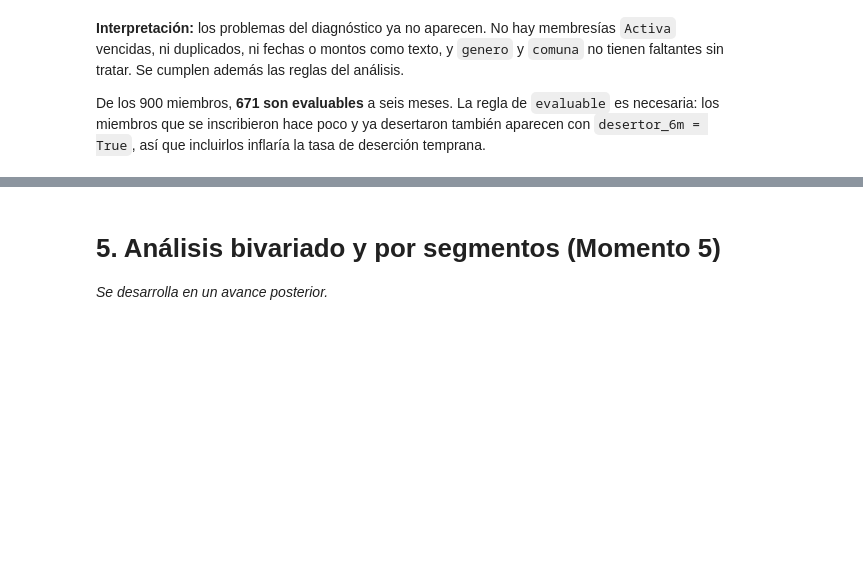
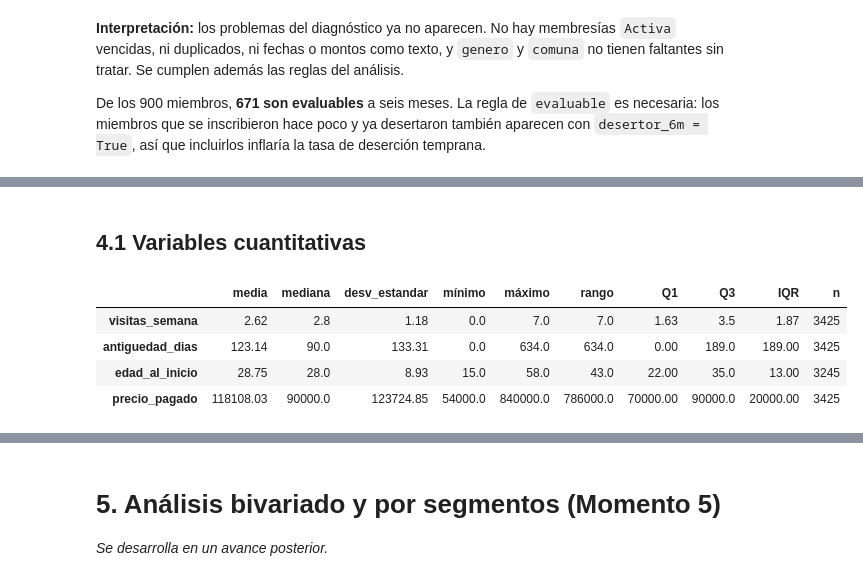
Before and after one commit to juanmejia017/PandasZonafitevolution, a Jupyter notebook: notebooks/analytical_report.ipynb, the cells around one changed output, grey strips where cells are left out. Cells and saved outputs as stored; diff of their text form; code cells hidden in the pictures; blank space fills up the shorter version.

```diff
--- a/notebooks/analytical_report.ipynb
+++ b/notebooks/analytical_report.ipynb
@@ -279,0 +280,23 @@ De los 900 miembros, **671 son evaluables** a seis meses. La regla de `evaluable
+# %% [markdown]
+## 4.1 Variables cuantitativas
+# %%
+# Paso 1. Medidas de tendencia central y dispersión de las variables cuantitativas
+# Se convierten a float64 para que la edad (Int16 con nulos) se calcule igual que las demás
+cuantitativas = membresias[["visitas_semana", "antiguedad_dias", "edad_al_inicio", "precio_pagado"]].astype("float64")
+
+resumen = cuantitativas.agg(["mean", "median", "std", "min", "max"]).T
+resumen["rango"] = resumen["max"] - resumen["min"]
+resumen["Q1"] = cuantitativas.quantile(0.25)
+resumen["Q3"] = cuantitativas.quantile(0.75)
+resumen["IQR"] = resumen["Q3"] - resumen["Q1"]
+resumen["n"] = cuantitativas.count()   # datos no nulos usados en cada cálculo
+
+resumen = resumen.rename(columns={"mean": "media", "median": "mediana", "std": "desv_estandar",
+                                  "min": "mínimo", "max": "máximo"})
+resumen.round(2)
+# %% [output]
+|  | media | mediana | desv_estandar | mínimo | máximo | rango | Q1 | Q3 | IQR | n |
+| visitas_semana | 2.62 | 2.8 | 1.18 | 0.0 | 7.0 | 7.0 | 1.63 | 3.5 | 1.87 | 3425 |
+| antiguedad_dias | 123.14 | 90.0 | 133.31 | 0.0 | 634.0 | 634.0 | 0.00 | 189.0 | 189.00 | 3425 |
+| edad_al_inicio | 28.75 | 28.0 | 8.93 | 15.0 | 58.0 | 43.0 | 22.00 | 35.0 | 13.00 | 3245 |
+| precio_pagado | 118108.03 | 90000.0 | 123724.85 | 54000.0 | 840000.0 | 786000.0 | 70000.00 | 90000.0 | 20000.00 | 3425 |
```
Also changed, not shown: parts of 12 cells of this notebook, 1 other file.
